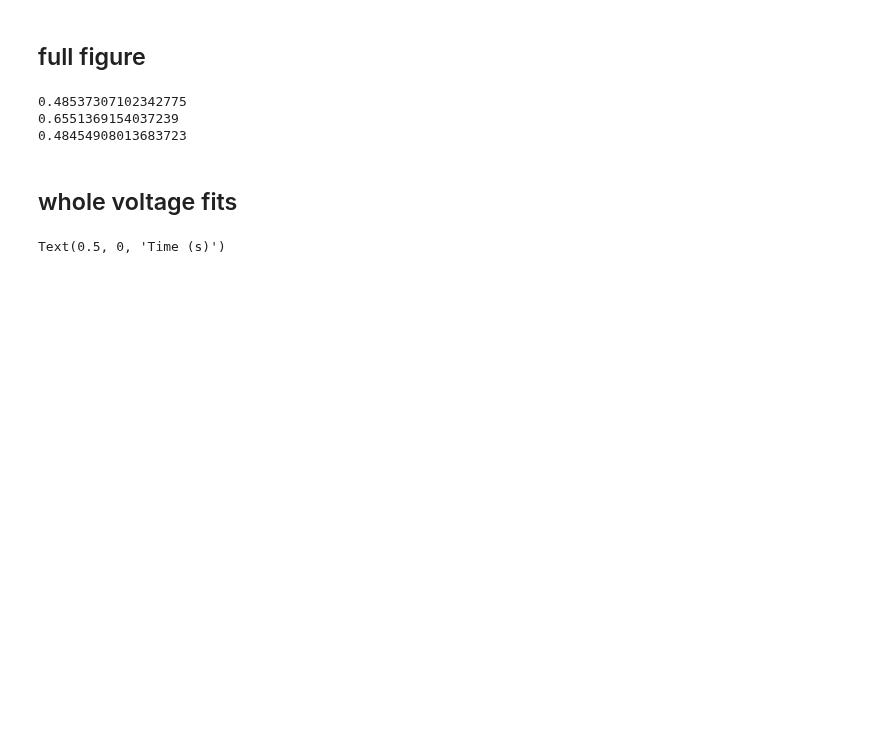
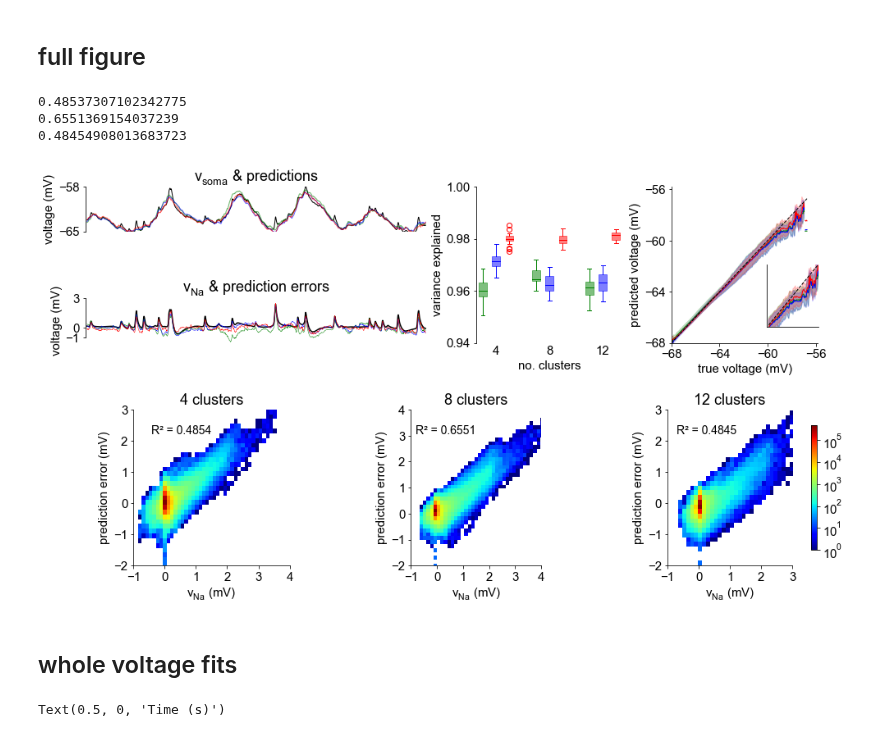
Before and after one commit to yjkimnada/dendrite, a Jupyter notebook: fig_whole/fig_whole.ipynb, the cells around one changed output. Drawn from its saved outputs; the diff is of its cells as text; code cells hidden in the pictures; blank space fills up the shorter version.

Commit message:
Updated figure code.

```diff
--- a/fig_whole/fig_whole.ipynb
+++ b/fig_whole/fig_whole.ipynb
@@ -105,7 +105,7 @@ ax1.plot(np.arange(0,0.6,1/5000), true4_na[-2][22000:25000], linewidth=1, color=
 ax1.plot(np.arange(0,0.6,1/5000), one4_na_test[-2][22000:25000], linewidth=1, color="green", label="static", alpha=0.6)
 ax1.plot(np.arange(0,0.6,1/5000), two4_na_test[-2][22000:25000], linewidth=1, color="blue", label="static w/ multiplex", alpha=0.6)
 ax1.plot(np.arange(0,0.6,1/5000), gru4_na_test[-2][22000:25000], linewidth=1, color="red", label="dynamic", alpha=0.6)
-ax1.legend(loc=(0.7,0.55), frameon=False, fontsize=11)
+#ax1.legend(loc=(0.03,-1.3), frameon=False, fontsize=11)
 ax1.margins(x=0.005, y=0.005)
 ax1.spines.right.set_visible(False)
 ax1.spines.top.set_visible(False)
@@ -115,7 +115,7 @@ ax1.set_yticks([-65,-58])
 ax1.set_ylim(-65,-58)
 ax1.set_ylabel("voltage (mV)")
 #ax1.set_xlabel("Time (s)")
-ax1.set_title("$\mathregular{v_{other}}$")
+ax1.set_title("$\mathregular{v_{soma}}$ & predictions")
 
 colors = ["green", "blue", "red"]
 cap_colors = ["green", "green", "blue", "blue", "red", "red"]
@@ -336,17 +336,18 @@ ax8.plot(np.arange(0,0.6,1/5000), diff4[-2][22000:25000], linewidth=1.5, color="
 ax8.plot(np.arange(0,0.6,1/5000), one4_error[-2][22000:25000], linewidth=0.5, color="green", label="static error")
 ax8.plot(np.arange(0,0.6,1/5000), two4_error[-2][22000:25000], linewidth=0.5, color="blue", label="static w/ multiplex error")
 ax8.plot(np.arange(0,0.6,1/5000), gru4_error[-2][22000:25000], linewidth=0.5, color="red", label="dynamic error")
-#ax8.legend(loc=(0.27,0.7), fontsize=8, frameon=False)
+#ax8.legend(loc=(0.7,0.55), fontsize=11, frameon=False)
 ax8.spines.right.set_visible(False)
 ax8.spines.top.set_visible(False)
 ax8.spines.bottom.set_visible(False)
 ax8.set_xticks([])
-ax8.set_ylim(-1,3)
+ax8.set_ylim(-1.5,3)
+ax8.spines.left.set_bounds((-1, 3))
 ax8.set_yticks([-1,0,3])
 #ax8.set_xlabel("Time (ms)")
 ax8.set_ylabel("voltage (mV)")
 ax8.margins(x=0.005, y=0.005)
-ax8.set_title("$\mathregular{v_{Na}}$")
+ax8.set_title("$\mathregular{v_{Na}}$ & prediction errors")
 
 im9 = ax9.imshow(np.flipud(np.log10(error_diff_4).T), extent=[diff4_bins[0], diff4_bins[-1], error4_bins[0], error4_bins[-1]], cmap="jet")
 #fig.colorbar(im9, ax=ax9, shrink=0.6)
@@ -382,33 +383,34 @@ ax10.set_aspect(1)
 ax10.annotate("R² = "+str(np.round(coeff8,4)), xy=(0.5,0.9),  xycoords='axes fraction',
             size=14, ha='right', va='top')
 
 im11 = ax11.imshow(np.flipud(np.log10(error_diff_12).T), extent=[diff12_bins[0], diff12_bins[-1], error12_bins[0], error12_bins[-1]], cmap="jet")
 cbar = fig.colorbar(im11, ax=[ax9,ax10,ax11], shrink=0.8, pad=0.025, fraction=0.01, ticks=[0,1,2,3,4,5])
 cbar.ax.set_yticklabels(["$\mathregular{10^0}$","$\mathregular{10^1}$",
                          "$\mathregular{10^2}$","$\mathregular{10^3}$",
                          "$\mathregular{10^4}$","$\mathregular{10^5}$"])
 coeff12 = np.corrcoef(diff12.flatten(), gru12_error.flatten())[0][1]
 print(coeff12)
 ax11.set_title("12 clusters")
 ax11.set_xlabel("$\mathregular{v_{Na}}$ (mV)")
 ax11.set_ylabel("prediction error (mV)")
 ax11.spines.right.set_visible(False)
 ax11.spines.top.set_visible(False)
 ax11.set_xticks(np.arange(-1,3.1,1))
 ax11.set_yticks(np.arange(-2,3.1,1))
 ax11.set_xlim(-1,3)
 ax11.set_ylim(-2,3)
 ax11.set_aspect(1)
 ax11.annotate("R² = "+str(np.round(coeff12,4)), xy=(0.55,0.9),  xycoords='axes fraction',
             size=14, ha='right', va='top')
 
 fig.tight_layout()
 #plt.show()
 #fig.savefig("/home/sklee/dendrite/fig_whole/fig_whole_raw.pdf", bbox_inches="tight", transparent=True)
 # %% [output]
 0.48537307102342775
 0.6551369154037239
 0.48454908013683723
+[figure, added]
 # %% [markdown]
 ## whole voltage fits
 # %%
```
Also changed, not shown: 28 other files.
